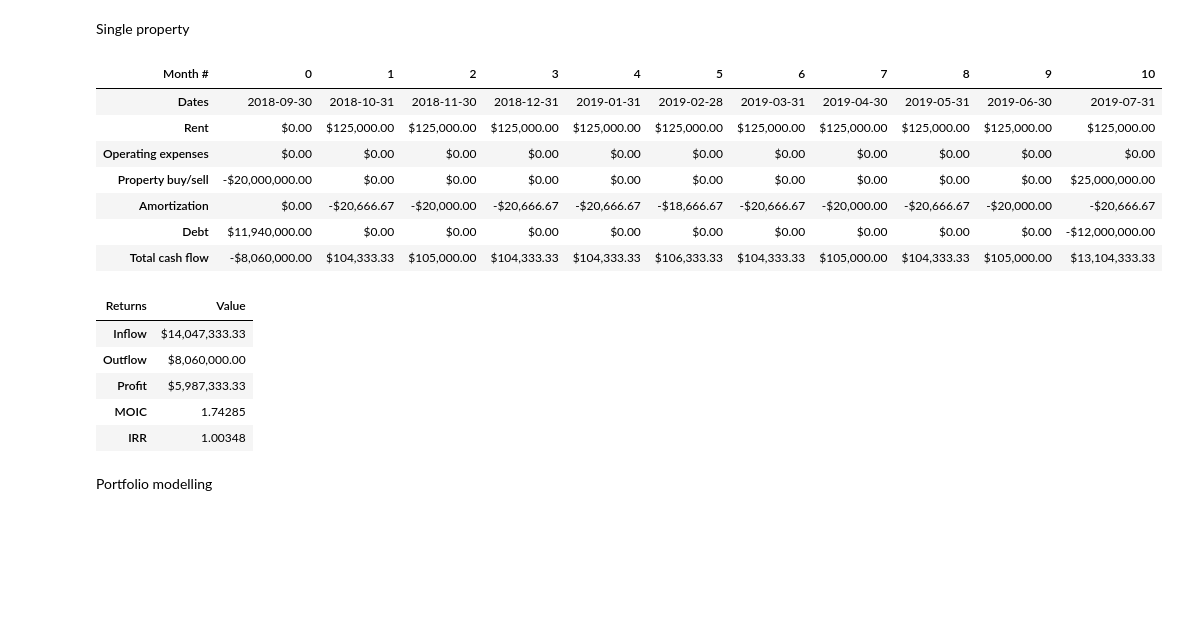
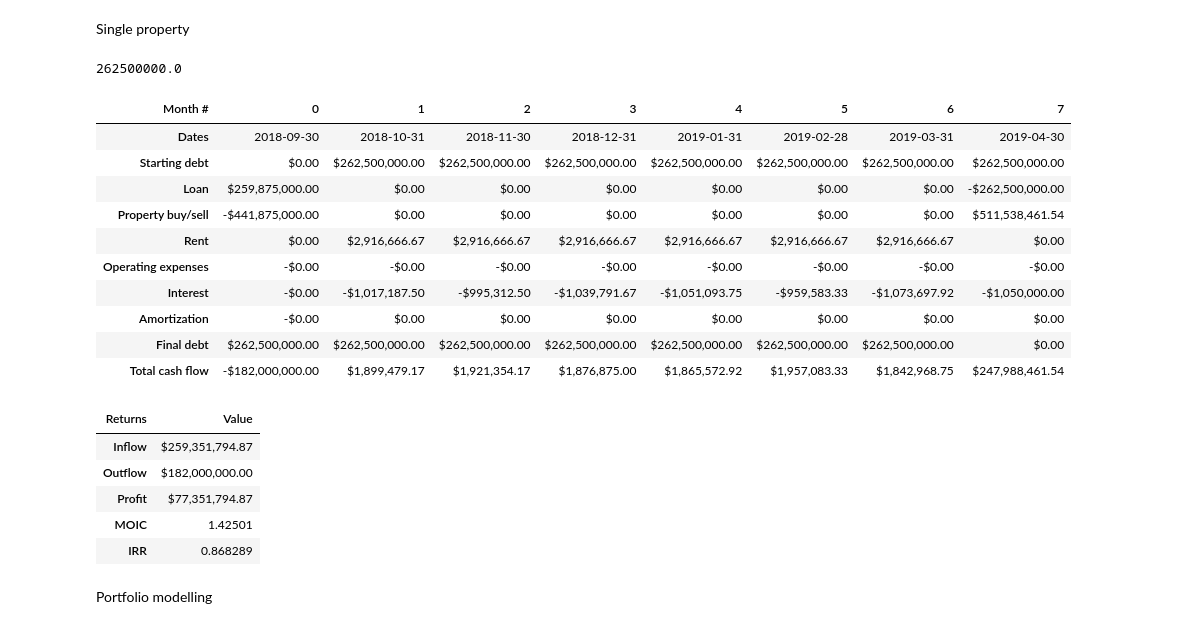
Before and after one commit to ggrillo93/financial-modelling, a Jupyter notebook: Testing.ipynb, the cells around one changed output. Drawn from its saved outputs; the diff is of its cells as text; code cells hidden in the pictures; blank space fills up the shorter version.

```diff
--- a/Testing.ipynb
+++ b/Testing.ipynb
@@ -6,42 +6,49 @@ pd.set_option('display.max_columns', 50)
 Single property
 # %%
 sdate = np.datetime64('2018-09-30')
-bcap = 0.075
-scap = 0.06
-emonth = 10
-fyrrent = 1.5e6
-rentinc = 0.01
+bcap = 0.08
+scap = 0.065
+emonth = 7
+fyrrent = 35e6
+rentinc = 0.
+incperiod = 1.
 ltv = 0.6
-lfee = 5e-3
-intrate = 2e-2
-incperiod = 2
-ecost = 0.
-acost = 0.
+lfee = 1e-2
+r0 = 2.5e-2
+libor = (np.linspace(0, 10, 11)*0.05 + np.ones(11)*1.95)/100.
+acost = 1e-2
+ecost = 5e-2
 fyroexp = 0.
 oexpinc = 0.
-aperiod = None
-cf = singlepropcf(sdate, bcap, scap, emonth, fyrrent, rentinc, ltv, lfee, intrate, incperiod, acost, ecost, fyroexp,
-                 oexpinc, aperiod)
+aperiod = np.inf
+aintrate = 0.
+repprem = 1.
+cf = singlepropcf(sdate, bcap, scap, emonth, fyrrent, rentinc, incperiod, ltv, lfee, r0, libor, acost, ecost, fyroexp, oexpinc, aperiod, aintrate, repprem)
+# %% [output]
+262500000.0
 # %%
-viewsinglecf(*cf[:-1])
+viewsinglecf(*cf)
 # %% [output]
-| Month # | 0 | 1 | 2 | 3 | 4 | 5 | 6 | 7 | 8 | 9 | 10 |
-| Dates | 2018-09-30 | 2018-10-31 | 2018-11-30 | 2018-12-31 | 2019-01-31 | 2019-02-28 | 2019-03-31 | 2019-04-30 | 2019-05-31 | 2019-06-30 | 2019-07-31 |
-| Rent | $0.00 | $125,000.00 | $125,000.00 | $125,000.00 | $125,000.00 | $125,000.00 | $125,000.00 | $125,000.00 | $125,000.00 | $125,000.00 | $125,000.00 |
-| Operating expenses | $0.00 | $0.00 | $0.00 | $0.00 | $0.00 | $0.00 | $0.00 | $0.00 | $0.00 | $0.00 | $0.00 |
-| Property buy/sell | -$20,000,000.00 | $0.00 | $0.00 | $0.00 | $0.00 | $0.00 | $0.00 | $0.00 | $0.00 | $0.00 | $25,000,000.00 |
-| Amortization | $0.00 | -$20,666.67 | -$20,000.00 | -$20,666.67 | -$20,666.67 | -$18,666.67 | -$20,666.67 | -$20,000.00 | -$20,666.67 | -$20,000.00 | -$20,666.67 |
-| Debt | $11,940,000.00 | $0.00 | $0.00 | $0.00 | $0.00 | $0.00 | $0.00 | $0.00 | $0.00 | $0.00 | -$12,000,000.00 |
-| Total cash flow | -$8,060,000.00 | $104,333.33 | $105,000.00 | $104,333.33 | $104,333.33 | $106,333.33 | $104,333.33 | $105,000.00 | $104,333.33 | $105,000.00 | $13,104,333.33 |
+| Month # | 0 | 1 | 2 | 3 | 4 | 5 | 6 | 7 |
+| Dates | 2018-09-30 | 2018-10-31 | 2018-11-30 | 2018-12-31 | 2019-01-31 | 2019-02-28 | 2019-03-31 | 2019-04-30 |
+| Starting debt | $0.00 | $262,500,000.00 | $262,500,000.00 | $262,500,000.00 | $262,500,000.00 | $262,500,000.00 | $262,500,000.00 | $262,500,000.00 |
+| Loan | $259,875,000.00 | $0.00 | $0.00 | $0.00 | $0.00 | $0.00 | $0.00 | -$262,500,000.00 |
+| Property buy/sell | -$441,875,000.00 | $0.00 | $0.00 | $0.00 | $0.00 | $0.00 | $0.00 | $511,538,461.54 |
+| Rent | $0.00 | $2,916,666.67 | $2,916,666.67 | $2,916,666.67 | $2,916,666.67 | $2,916,666.67 | $2,916,666.67 | $0.00 |
+| Operating expenses | -$0.00 | -$0.00 | -$0.00 | -$0.00 | -$0.00 | -$0.00 | -$0.00 | -$0.00 |
+| Interest | -$0.00 | -$1,017,187.50 | -$995,312.50 | -$1,039,791.67 | -$1,051,093.75 | -$959,583.33 | -$1,073,697.92 | -$1,050,000.00 |
+| Amortization | -$0.00 | $0.00 | $0.00 | $0.00 | $0.00 | $0.00 | $0.00 | $0.00 |
+| Final debt | $262,500,000.00 | $262,500,000.00 | $262,500,000.00 | $262,500,000.00 | $262,500,000.00 | $262,500,000.00 | $262,500,000.00 | $0.00 |
+| Total cash flow | -$182,000,000.00 | $1,899,479.17 | $1,921,354.17 | $1,876,875.00 | $1,865,572.92 | $1,957,083.33 | $1,842,968.75 | $247,988,461.54 |
 # %%
 ret = returns(cf[-1], cf[0])
 viewret(*ret)
 # %% [output]
 | Returns | Value |
-| Inflow | $14,047,333.33 |
-| Outflow | $8,060,000.00 |
-| Profit | $5,987,333.33 |
-| MOIC | 1.74285 |
-| IRR | 1.00348 |
+| Inflow | $259,351,794.87 |
+| Outflow | $182,000,000.00 |
+| Profit | $77,351,794.87 |
+| MOIC | 1.42501 |
+| IRR | 0.868289 |
 # %% [markdown]
 Portfolio modelling
```
Also changed, not shown: parts of 16 cells of this notebook, 3 other files.
